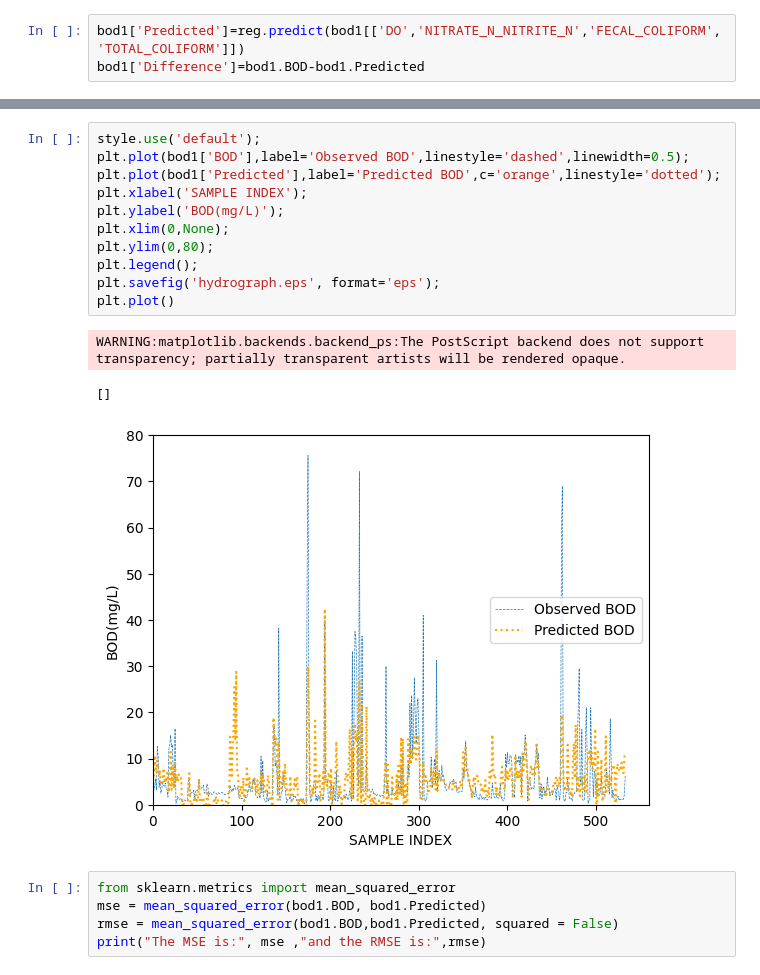
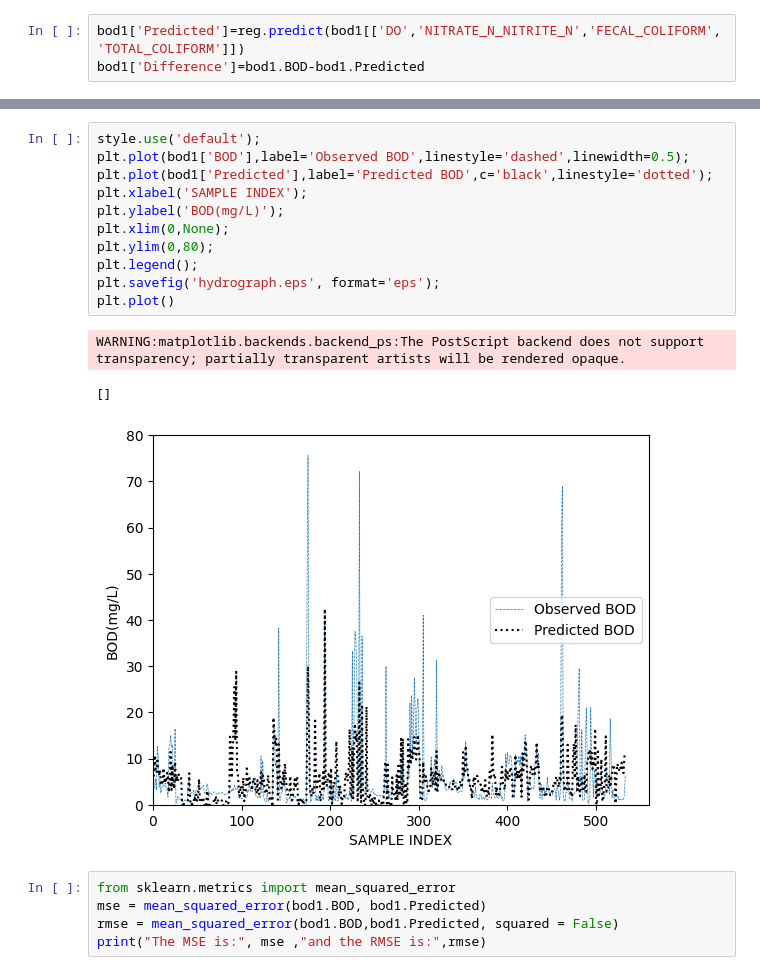
Before and after one commit to M-Isaiah/Machine_L_R, a Jupyter notebook: BOD_DATA_VISUALIZATION.ipynb, the cells around one changed output, grey strips where cells are left out. Saved outputs shown, nothing was run; the diff lists cells and outputs as text.

```diff
--- a/BOD_DATA_VISUALIZATION.ipynb
+++ b/BOD_DATA_VISUALIZATION.ipynb
@@ -635,18 +635,18 @@ print(bod1[['BOD','Predicted','Difference']].to_markdown());
 # %%
 style.use('default');
 plt.plot(bod1['BOD'],label='Observed BOD',linestyle='dashed',linewidth=0.5);
-plt.plot(bod1['Predicted'],label='Predicted BOD',c='orange',linestyle='dotted');
+plt.plot(bod1['Predicted'],label='Predicted BOD',c='black',linestyle='dotted');
 plt.xlabel('SAMPLE INDEX');
 plt.ylabel('BOD(mg/L)');
 plt.xlim(0,None);
 plt.ylim(0,80);
 plt.legend();
 plt.savefig('hydrograph.eps', format='eps');
 plt.plot()
 # %% [output]
 WARNING:matplotlib.backends.backend_ps:The PostScript backend does not support transparency; partially transparent artists will be rendered opaque.
 []
-[figure, old version]
+[figure, new version]
 # %%
 from sklearn.metrics import mean_squared_error
 mse = mean_squared_error(bod1.BOD, bod1.Predicted)
```
